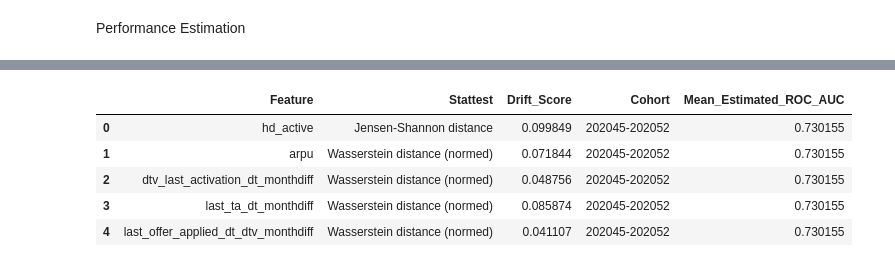
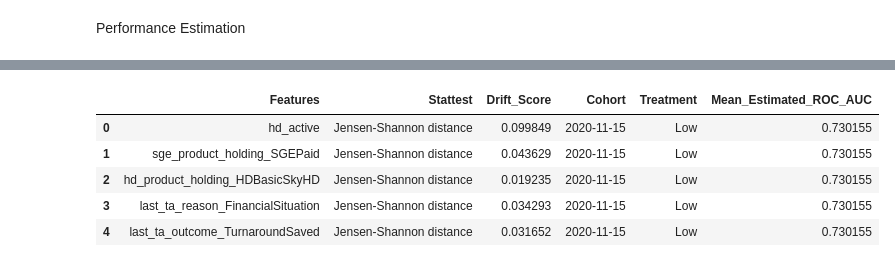
Before and after one commit to RHS23/POM-feature-drift, a Jupyter notebook: data_drift_dashboard.ipynb, the cells around one changed output, grey strips where cells are left out. Saved outputs shown, nothing was run; the diff lists cells and outputs as text; code cells hidden in the pictures.

Commit message:
creation of custom BQ table for dashboard plots

```diff
--- a/data_drift_dashboard.ipynb
+++ b/data_drift_dashboard.ipynb
@@ -48,7 +48,7 @@ with open('pickle_files/DTV_UK_ta_L.pkl', 'rb') as pkl_file:
     model = pickle.load(pkl_file)
 features = model.feature_name_
 # %%
-low_ref = ref[ref.treatment_type == 'L']
+low_ref = full_ref[full_ref.treatment_type == 'L']
 dates = []
 for index in low_ref.ind:
     dates.append(index.split('-')[0])
@@ -73,0 +83,4 @@ drift_report.save_json('drift_reports/ta_low.json')
+# %%
+with open('pickle_files/DTV_UK_ta_L.pkl', 'rb') as pkl_file:
+    model = pickle.load(pkl_file)
+features = model.feature_name_
@@ -73,0 +98,2 @@ drift_report.save_json('drift_reports/ta_low.json')
+# %%
+low_ref.sort_values(by = 'timestamp', inplace = True)
@@ -115,18 +180,22 @@ plot_df = pd.DataFrame()
 # %%
 # Creates DataFrame that can be used for our analysis over time tables.
-validation_cohorts = ['202045-202052', '202053-202107', '202108-202111', '202116-202119', '292124-202127']
-for cohort in validation_cohorts:
-    df = pd.DataFrame(data = {'Feature': features, 'Stattest': None, 'Drift_Score': None, 'Cohort': None})
-    for i, feature in enumerate(features):
-        with open(f'drift_reports/ta_low_{cohort}.json', 'r') as file:
-            report = json.load(file)
+# validation_cohorts = ['202045-202052', '202053-202107', '202108-202111', '202116-202119', '292124-202127']
+# for cohort in validation_cohorts:
+#     df = pd.DataFrame(data = {'Feature': features, 'Stattest': None, 'Drift_Score': None, 'Cohort': None, 'Treatment': 'Low'})
+#     for i, feature in enumerate(features):
+        # with open(f'drift_reports/ta_low_{cohort}.json', 'r') as file:
+        #     report = json.load(file)
 
-        #df.Feature = features
-        df.iloc[i, 1] = report['metrics'][1]['result']['drift_by_columns'][feature]['stattest_name']
-        df.iloc[i, 2] = report['metrics'][1]['result']['drift_by_columns'][feature]['drift_score']
-        df.iloc[i, 3] = cohort
 
-    plot_df = pd.concat([plot_df, df])
+#         #df.Feature = features
+#         df.iloc[i, 1] = report['metrics'][1]['result']['drift_by_columns'][feature]['stattest_name']
+#         df.iloc[i, 2] = report['metrics'][1]['result']['drift_by_columns'][feature]['drift_score']
+#         if cohort == '292124-202127':
+#             df.iloc[i, 3] = pd.to_datetime('202124' + '-0', format = '%Y%W-%w')
+#         else:
+#             df.iloc[i, 3] = pd.to_datetime(cohort.split('-')[0] + '-0', format = '%Y%W-%w')
+
+plot_df = drift_df.copy()
 plot_df.reset_index(inplace = True, drop = True)
 # %% [markdown]
 Performance Estimation
@@ -187,21 +256,21 @@ results
 # %%
 # Manual method for including mean performance estimation in plot data table, will be automatic in practise as table will update each month so will
 # not need to worry about timestamp <-> cohort conversions.
 plot_df['Mean_Estimated_ROC_AUC'] = None
 
 def f(x):
-    if x.Cohort == '202045-202052': return sum([results.iloc[0, 9], results.iloc[1, 9]])/2
-    elif x.Cohort == '202053-202107': return sum([results.iloc[2, 9], results.iloc[3, 9]])/2
-    elif x.Cohort == '202108-202111': return sum([results.iloc[4, 9], results.iloc[5, 9]])/2
-    elif x.Cohort == '202116-202119': return sum([results.iloc[6, 9], results.iloc[7, 9]])/2
-    elif x.Cohort == '292124-202127': return results.iloc[8, 9]
+    if x.Cohort == pd.to_datetime('202045-202052'.split('-')[0] + '-0', format = '%Y%W-%w'): return sum([results.iloc[0, 9], results.iloc[1, 9]])/2
+    elif x.Cohort == pd.to_datetime('202053-202107'.split('-')[0] + '-0', format = '%Y%W-%w'): return sum([results.iloc[2, 9], results.iloc[3, 9]])/2
+    elif x.Cohort == pd.to_datetime('202108-202111'.split('-')[0] + '-0', format = '%Y%W-%w'): return sum([results.iloc[4, 9], results.iloc[5, 9]])/2
+    elif x.Cohort == pd.to_datetime('202116-202119'.split('-')[0] + '-0', format = '%Y%W-%w'): return sum([results.iloc[6, 9], results.iloc[7, 9]])/2
+    elif x.Cohort == pd.to_datetime('202124-0', format = '%Y%W-%w'): return results.iloc[8, 9]
 
 plot_df['Mean_Estimated_ROC_AUC'] = plot_df.apply(f, axis = 1)
 plot_df.head()
 # %% [output]
-|  | Feature | Stattest | Drift_Score | Cohort | Mean_Estimated_ROC_AUC |
-| 0 | hd_active | Jensen-Shannon distance | 0.099849 | 202045-202052 | 0.730155 |
-| 1 | arpu | Wasserstein distance (normed) | 0.071844 | 202045-202052 | 0.730155 |
-| 2 | dtv_last_activation_dt_monthdiff | Wasserstein distance (normed) | 0.048756 | 202045-202052 | 0.730155 |
-| 3 | last_ta_dt_monthdiff | Wasserstein distance (normed) | 0.085874 | 202045-202052 | 0.730155 |
-| 4 | last_offer_applied_dt_dtv_monthdiff | Wasserstein distance (normed) | 0.041107 | 202045-202052 | 0.730155 |
+|  | Features | Stattest | Drift_Score | Cohort | Treatment | Mean_Estimated_ROC_AUC |
+| 0 | hd_active | Jensen-Shannon distance | 0.099849 | 2020-11-15 | Low | 0.730155 |
+| 1 | sge_product_holding_SGEPaid | Jensen-Shannon distance | 0.043629 | 2020-11-15 | Low | 0.730155 |
+| 2 | hd_product_holding_HDBasicSkyHD | Jensen-Shannon distance | 0.019235 | 2020-11-15 | Low | 0.730155 |
+| 3 | last_ta_reason_FinancialSituation | Jensen-Shannon distance | 0.034293 | 2020-11-15 | Low | 0.730155 |
+| 4 | last_ta_outcome_TurnaroundSaved | Jensen-Shannon distance | 0.031652 | 2020-11-15 | Low | 0.730155 |
```
Also changed, not shown: parts of 94 cells of this notebook, 7 other files.
